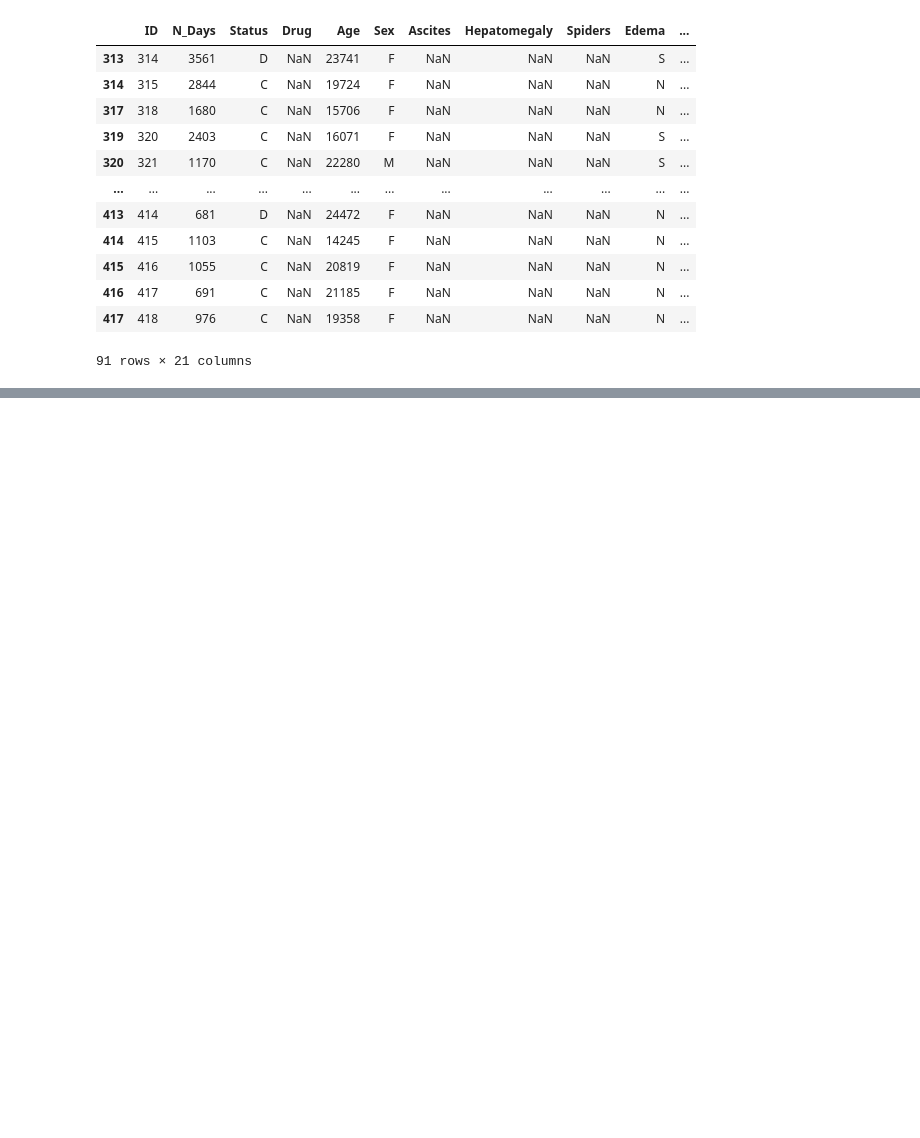
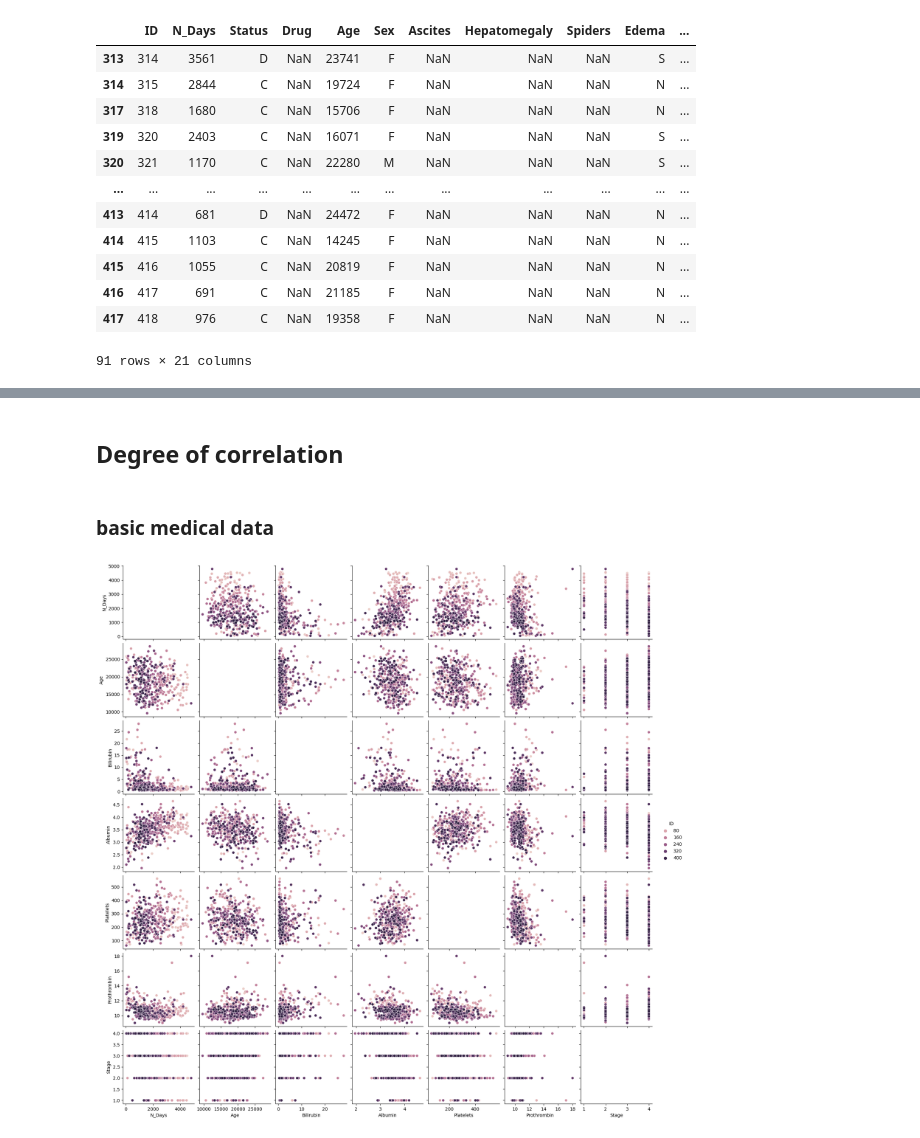
Before and after one commit to filip-kobus/cirhosis-classification-machine-learning, a Jupyter notebook: notebook.ipynb, the cells around one changed output, grey strips where cells are left out. Drawn from its saved outputs; the diff is of its cells as text; code cells hidden in the pictures; blank space fills up the shorter version.

```diff
--- a/notebook.ipynb
+++ b/notebook.ipynb
@@ -87,0 +202,9 @@ df.drop(df[df['Platelets'].isna()].index, inplace=True)
+# %% [markdown]
+## Degree of correlation
+# %% [markdown]
+### basic medical data
+# %%
+sns.pairplot(basic_medical_data, hue = 'ID', kind = 'scatter')
+plt.show()
+# %% [output]
+[figure, added]
```
Also changed, not shown: parts of 34 cells of this notebook.
